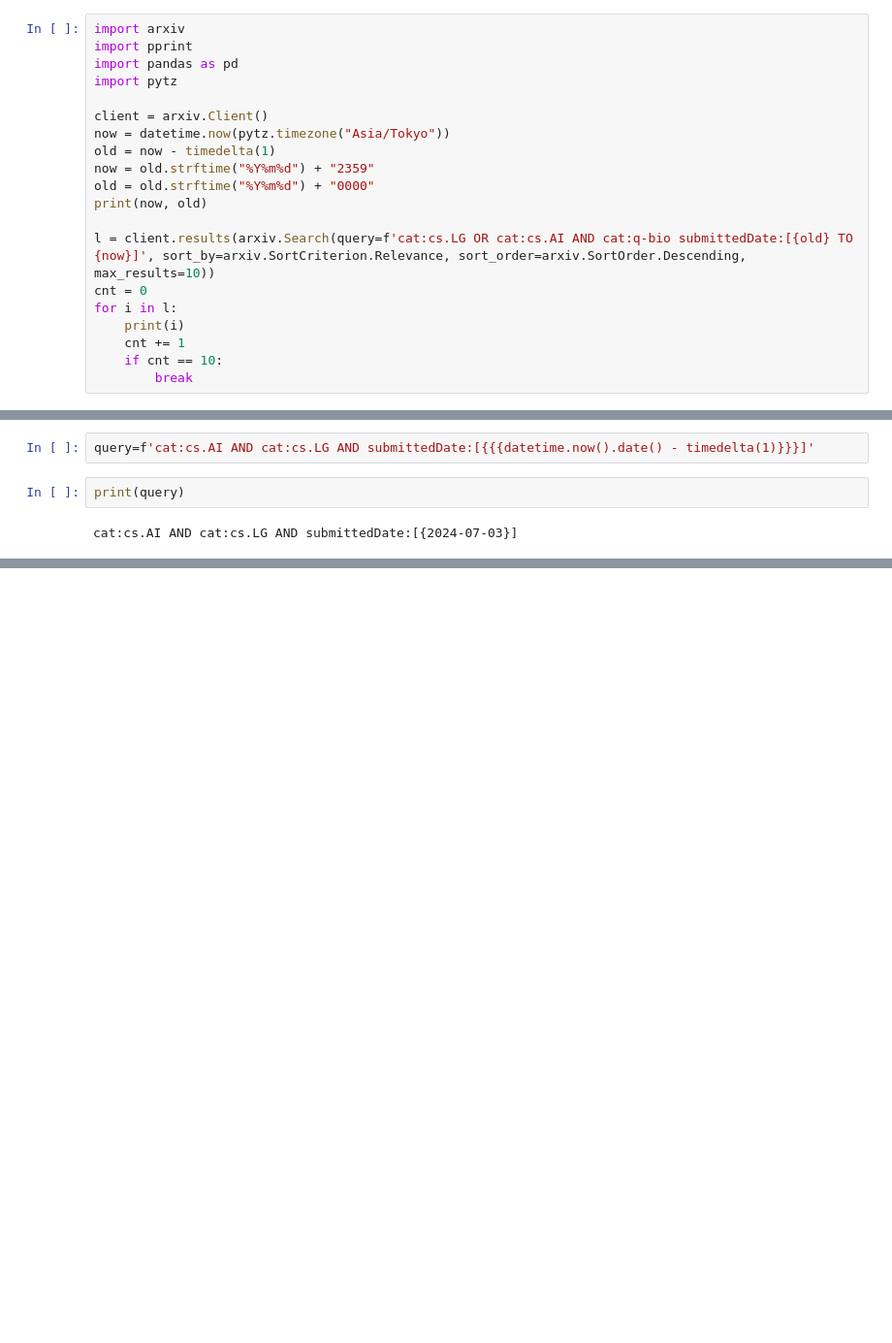
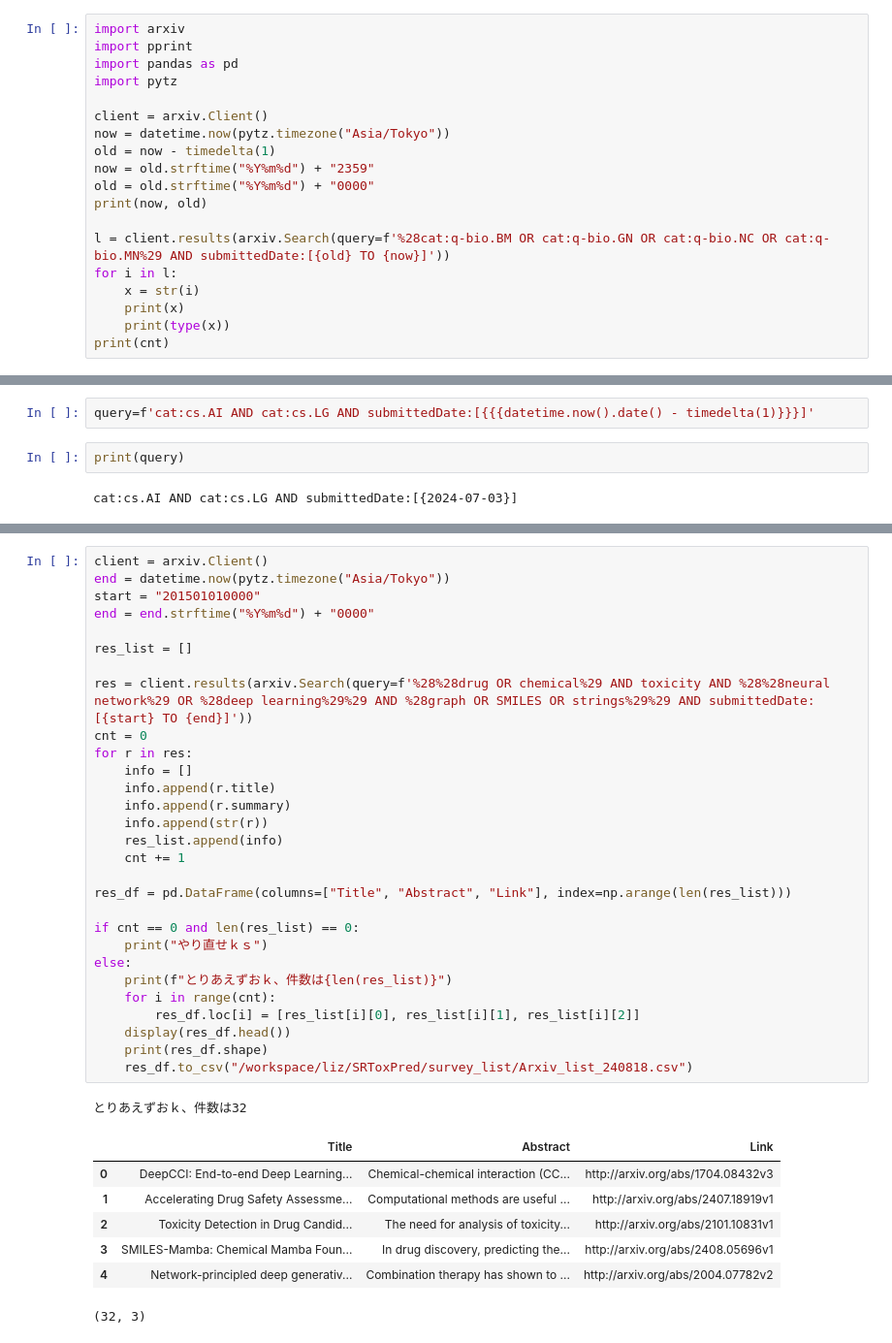
Before and after one commit to Lzh-Function/SRToxPred, a Jupyter notebook: notebook/get_paper_list.ipynb, the cells around one changed output, grey strips where cells are left out. Shown at 97% size. Drawn from its saved outputs; the diff is of its cells as text; blank space fills up the shorter version.

```diff
--- a/notebook/get_paper_list.ipynb
+++ b/notebook/get_paper_list.ipynb
@@ -185,12 +185,11 @@ now = old.strftime("%Y%m%d") + "2359"
 old = old.strftime("%Y%m%d") + "0000"
 print(now, old)
 
-l = client.results(arxiv.Search(query=f'cat:cs.LG OR cat:cs.AI AND cat:q-bio submittedDate:[{old} TO {now}]', sort_by=arxiv.SortCriterion.Relevance, sort_order=arxiv.SortOrder.Descending, max_results=10))
-cnt = 0
+l = client.results(arxiv.Search(query=f'%28cat:q-bio.BM OR cat:q-bio.GN OR cat:q-bio.NC OR cat:q-bio.MN%29 AND submittedDate:[{old} TO {now}]'))
 for i in l:
-    print(i)
-    cnt += 1
-    if cnt == 10:
-        break
+    x = str(i)
+    print(x)
+    print(type(x))
+print(cnt)
 # %% [output]
 202407032359 202407030000
@@ -214,0 +224,38 @@ cat:cs.AI AND cat:cs.LG AND submittedDate:[{2024-07-03}]
+# %%
+client = arxiv.Client()
+end = datetime.now(pytz.timezone("Asia/Tokyo"))
+start = "201501010000"
+end = end.strftime("%Y%m%d") + "0000"
+
+res_list = []
+
+res = client.results(arxiv.Search(query=f'%28%28drug OR chemical%29 AND toxicity AND %28%28neural network%29 OR %28deep learning%29%29 AND %28graph OR SMILES OR strings%29%29 AND submittedDate:[{start} TO {end}]'))
+cnt = 0
+for r in res:
+    info = []
+    info.append(r.title)
+    info.append(r.summary)
+    info.append(str(r))
+    res_list.append(info)
+    cnt += 1
+
+res_df = pd.DataFrame(columns=["Title", "Abstract", "Link"], index=np.arange(len(res_list)))
+
+if cnt == 0 and len(res_list) == 0:
+    print("やり直せｋｓ")
+else:
+    print(f"とりあえずおｋ、件数は{len(res_list)}")
+    for i in range(cnt):
+        res_df.loc[i] = [res_list[i][0], res_list[i][1], res_list[i][2]]
+    display(res_df.head())
+    print(res_df.shape)
+    res_df.to_csv("/workspace/liz/SRToxPred/survey_list/Arxiv_list_240818.csv")
+# %% [output]
+とりあえずおｋ、件数は32
+|  | Title | Abstract | Link |
+| 0 | DeepCCI: End-to-end Deep Learning... | Chemical-chemical interaction (CC... | http://arxiv.org/abs/1704.08432v3 |
+| 1 | Accelerating Drug Safety Assessme... | Computational methods are useful ... | http://arxiv.org/abs/2407.18919v1 |
+| 2 | Toxicity Detection in Drug Candid... | The need for analysis of toxicity... | http://arxiv.org/abs/2101.10831v1 |
+| 3 | SMILES-Mamba: Chemical Mamba Foun... | In drug discovery, predicting the... | http://arxiv.org/abs/2408.05696v1 |
+| 4 | Network-principled deep generativ... | Combination therapy has shown to ... | http://arxiv.org/abs/2004.07782v2 |
+(32, 3)
```
Also changed, not shown: parts of 6 cells of this notebook.
